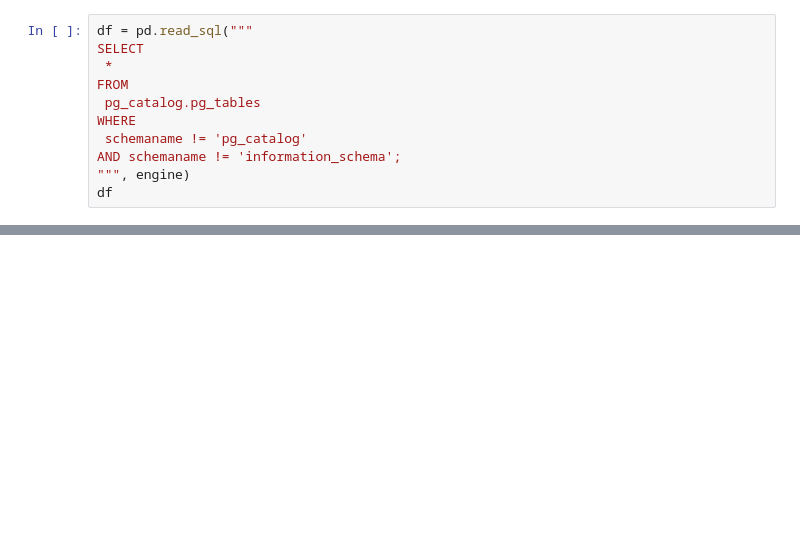
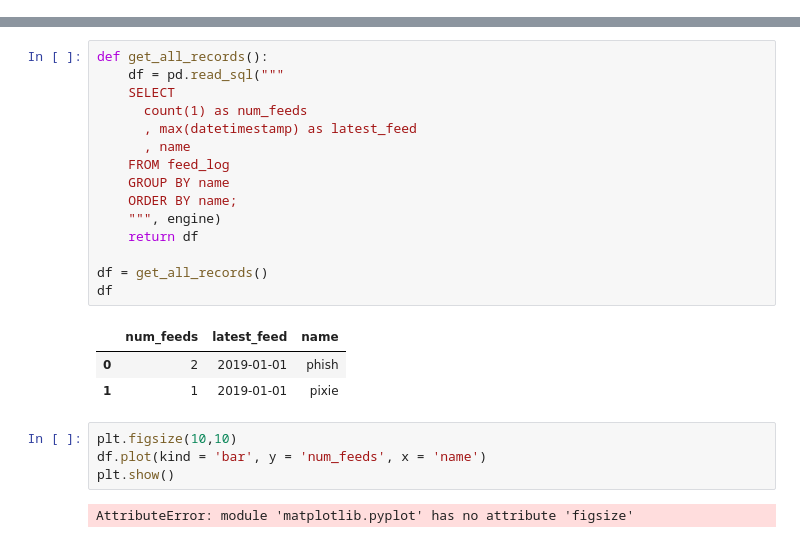
Before and after one commit to mrJTY/airflow-samples, a Jupyter notebook: jupyter/notebooks/Visual Analytics.ipynb, the cells around one changed output, grey strips where cells are left out. Cells and saved outputs as stored; diff of their text form; blank space fills up the shorter version.

Commit message:
Visual plot

```diff
--- a/jupyter/notebooks/Visual Analytics.ipynb
+++ b/jupyter/notebooks/Visual Analytics.ipynb
@@ -19,11 +19,0 @@ Engine(postgres://postgres:***@postgreshost/db)
-# %%
-df = pd.read_sql("""
-SELECT
- *
-FROM
- pg_catalog.pg_tables
-WHERE
- schemaname != 'pg_catalog'
-AND schemaname != 'information_schema';
-""", engine)
-df
@@ -31,0 +20,25 @@ df
+# %%
+def get_all_records():
+    df = pd.read_sql("""
+    SELECT
+      count(1) as num_feeds
+      , max(datetimestamp) as latest_feed
+      , name
+    FROM feed_log
+    GROUP BY name
+    ORDER BY name;
+    """, engine)
+    return df
+
+df = get_all_records()
+df
+# %% [output]
+|  | num_feeds | latest_feed | name |
+| 0 | 2 | 2019-01-01 | phish |
+| 1 | 1 | 2019-01-01 | pixie |
+# %%
+plt.figsize(10,10)
+df.plot(kind = 'bar', y = 'num_feeds', x = 'name')
+plt.show()
+# %% [output]
+AttributeError: module 'matplotlib.pyplot' has no attribute 'figsize'
```
Also changed, not shown: parts of 5 cells of this notebook.
